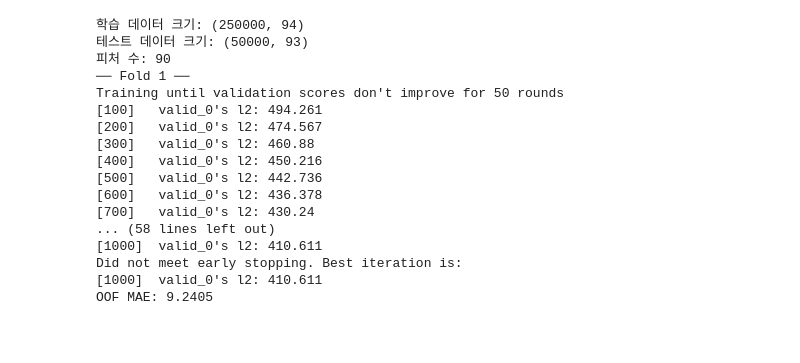
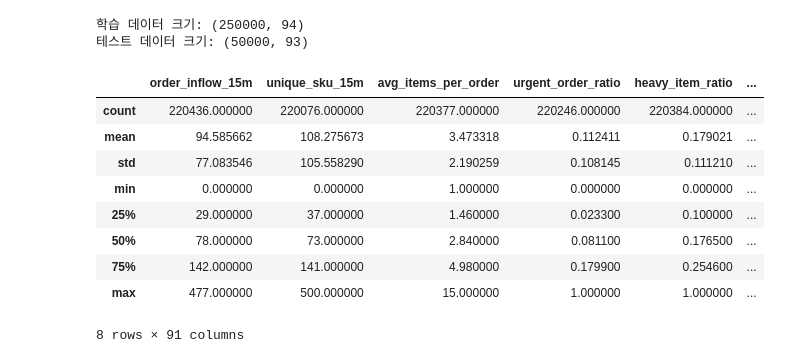
Before and after one commit to eunjin661/study_recode, a Jupyter notebook: daycon_factory/learning.ipynb, the cells around one changed output. Saved outputs shown, nothing was run; the diff lists cells and outputs as text; code cells hidden in the pictures; blank space fills up the shorter version.

```diff
--- a/daycon_factory/learning.ipynb
+++ b/daycon_factory/learning.ipynb
@@ -15,51 +15,49 @@ print(f"테스트 데이터 크기: {test.shape}")
 TARGET = 'avg_delay_minutes_next_30m'
 ID_COLS = ['ID', 'layout_id', 'scenario_id']
 
-feature_cols = [c for c in train.columns if c not in ID_COLS + [TARGET]]
-print(f"피처 수: {len(feature_cols)}")
+# feature_cols = [c for c in train.columns if c not in ID_COLS + [TARGET]]
+# print(f"피처 수: {len(feature_cols)}")
 
-kf = KFold(n_splits=5, shuffle=True, random_state=42)
-oof_preds = np.zeros(len(train))
-test_preds = np.zeros(len(test))
+# kf = KFold(n_splits=5, shuffle=True, random_state=42)
+# oof_preds = np.zeros(len(train))
+# test_preds = np.zeros(len(test))
 
-for fold, (tr_idx, val_idx) in enumerate(kf.split(train)):
-    print(f"── Fold {fold + 1} ──")
-    X_tr = train.loc[tr_idx, feature_cols]
-    y_tr = train.loc[tr_idx, TARGET]
-    X_val = train.loc[val_idx, feature_cols]
-    y_val = train.loc[val_idx, TARGET]
+# for fold, (tr_idx, val_idx) in enumerate(kf.split(train)):
+#     print(f"── Fold {fold + 1} ──")
+#     X_tr = train.loc[tr_idx, feature_cols]
+#     y_tr = train.loc[tr_idx, TARGET]
+#     X_val = train.loc[val_idx, feature_cols]
+#     y_val = train.loc[val_idx, TARGET]
 
-    model = LGBMRegressor(
-        n_estimators=1000, learning_rate=0.05, max_depth=7,
-        num_leaves=63, subsample=0.8, colsample_bytree=0.8,
-        reg_alpha=0.1, reg_lambda=0.1, random_state=42, verbose=-1,
-    )
-    model.fit(
-        X_tr, y_tr,
-        eval_set=[(X_val, y_val)],
-        callbacks=[lgb.early_stopping(50), lgb.log_evaluation(100)],
-    )
+#     model = LGBMRegressor(
+#         n_estimators=1000, learning_rate=0.05, max_depth=7,
+#         num_leaves=63, subsample=0.8, colsample_bytree=0.8,
+#         reg_alpha=0.1, reg_lambda=0.1, random_state=42, verbose=-1,
+#     )
+#     model.fit(
+#         X_tr, y_tr,
+#         eval_set=[(X_val, y_val)],
+#         callbacks=[lgb.early_stopping(50), lgb.log_evaluation(100)],
+#     )
 
-    oof_preds[val_idx] = model.predict(X_val)
-    test_preds += model.predict(test[feature_cols]) / 5
+#     oof_preds[val_idx] = model.predict(X_val)
+#     test_preds += model.predict(test[feature_cols]) / 5
 
-oof_mae = mean_absolute_error(train[TARGET], oof_preds)
-print(f"OOF MAE: {oof_mae:.4f}")
+# oof_mae = mean_absolute_error(train[TARGET], oof_preds)
+# print(f"OOF MAE: {oof_mae:.4f}")
 # %% [output]
 학습 데이터 크기: (250000, 94)
 테스트 데이터 크기: (50000, 93)
-피처 수: 90
-── Fold 1 ──
-Training until validation scores don't improve for 50 rounds
-[100]   valid_0's l2: 494.261
-[200]   valid_0's l2: 474.567
-[300]   valid_0's l2: 460.88
-[400]   valid_0's l2: 450.216
-[500]   valid_0's l2: 442.736
-[600]   valid_0's l2: 436.378
-[700]   valid_0's l2: 430.24
-... (58 lines left out)
-[1000]  valid_0's l2: 410.611
-Did not meet early stopping. Best iteration is:
-[1000]  valid_0's l2: 410.611
-OOF MAE: 9.2405
+# %%
+train.describe()
+# %% [output]
+|  | order_inflow_15m | unique_sku_15m | avg_items_per_order | urgent_order_ratio | heavy_item_ratio | ... |
+| count | 220436.000000 | 220076.000000 | 220377.000000 | 220246.000000 | 220384.000000 | ... |
+| mean | 94.585662 | 108.275673 | 3.473318 | 0.112411 | 0.179021 | ... |
+| std | 77.083546 | 105.558290 | 2.190259 | 0.108145 | 0.111210 | ... |
+| min | 0.000000 | 0.000000 | 1.000000 | 0.000000 | 0.000000 | ... |
+| 25% | 29.000000 | 37.000000 | 1.460000 | 0.023300 | 0.100000 | ... |
+| 50% | 78.000000 | 73.000000 | 2.840000 | 0.081100 | 0.176500 | ... |
+| 75% | 142.000000 | 141.000000 | 4.980000 | 0.179900 | 0.254600 | ... |
+| max | 477.000000 | 500.000000 | 15.000000 | 1.000000 | 1.000000 | ... |
+8 rows × 91 columns
```
Also changed, not shown: parts of 1 cell of this notebook, 4 other files.
